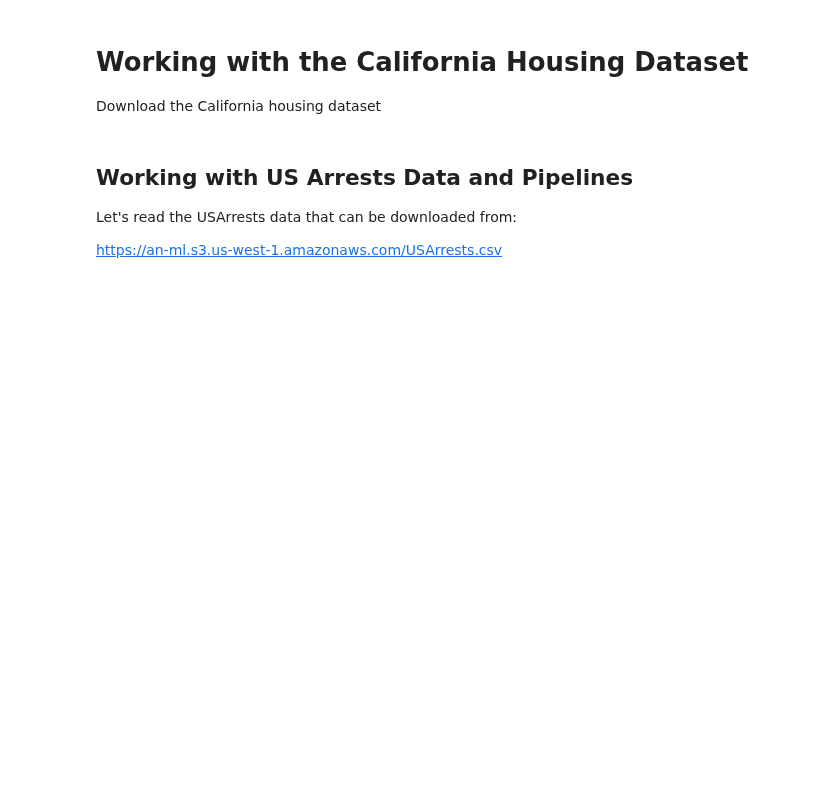
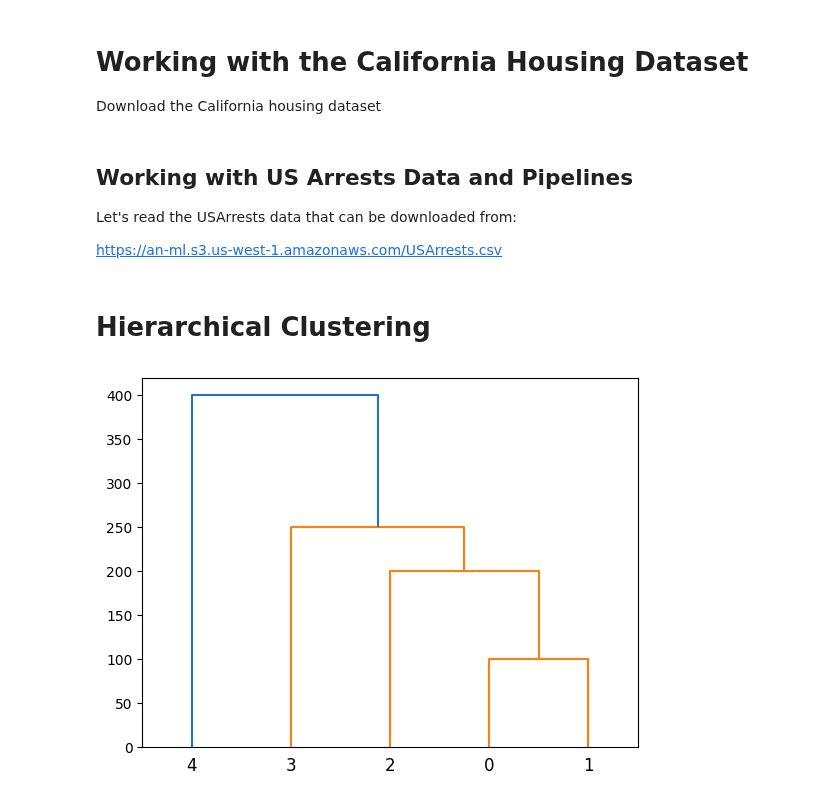
Before and after one commit to a-nagar/cs4372, a Jupyter notebook: KMeansLab.ipynb, the cells around one changed output. Drawn from its saved outputs; the diff is of its cells as text; code cells hidden in the pictures; blank space fills up the shorter version.

```diff
--- a/KMeansLab.ipynb
+++ b/KMeansLab.ipynb
@@ -158,3 +158,21 @@ kmeansPipeline = Pipeline(
 # TODO: I would like to see which states belong to which cluster. Output that data in a suitable format.
 # %%
 #TODO: I would like to live in a state that is different in crime from TX. What choices do I have? Which states have lowest crime profiles?
+# %% [markdown]
+# Hierarchical Clustering
+# %%
+import numpy as np
+from scipy.cluster import hierarchy
+import matplotlib.pyplot as plt
+
+# Create an array
+x = np.array([100., 200., 300., 400., 500., 250.,
+              450., 280., 450., 750.])
+
+# Plot the hierarchical clustering as a dendrogram.
+link = hierarchy.linkage(x, 'single')
+plt.figure()
+
+dn = hierarchy.dendrogram(link)
+# %% [output]
+[figure, added]
```
Also changed, not shown: parts of 1 cell of this notebook.
